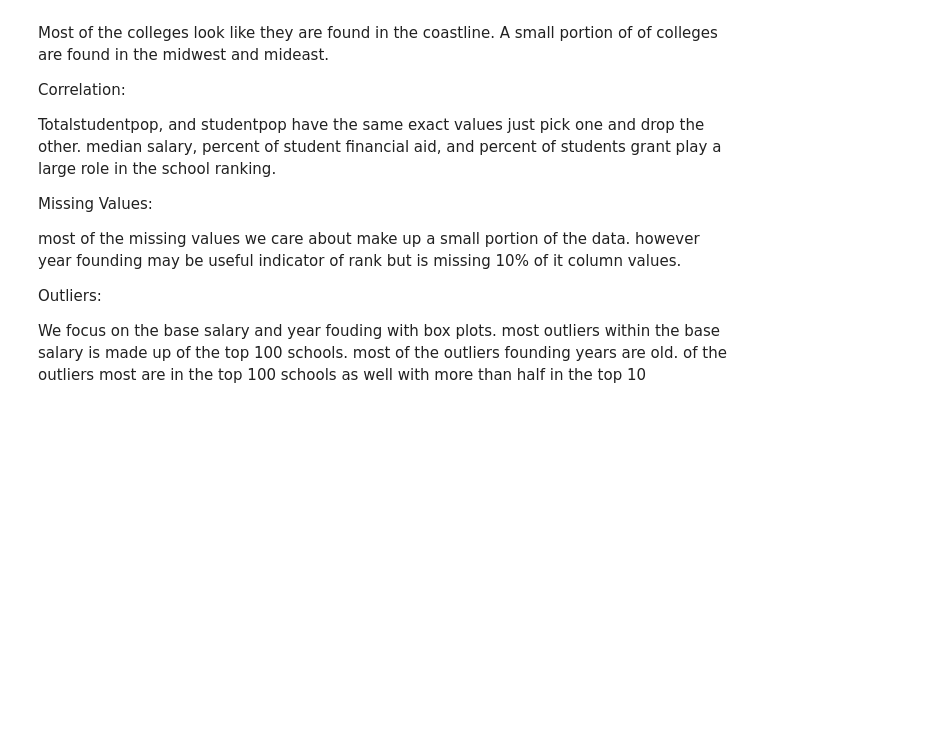
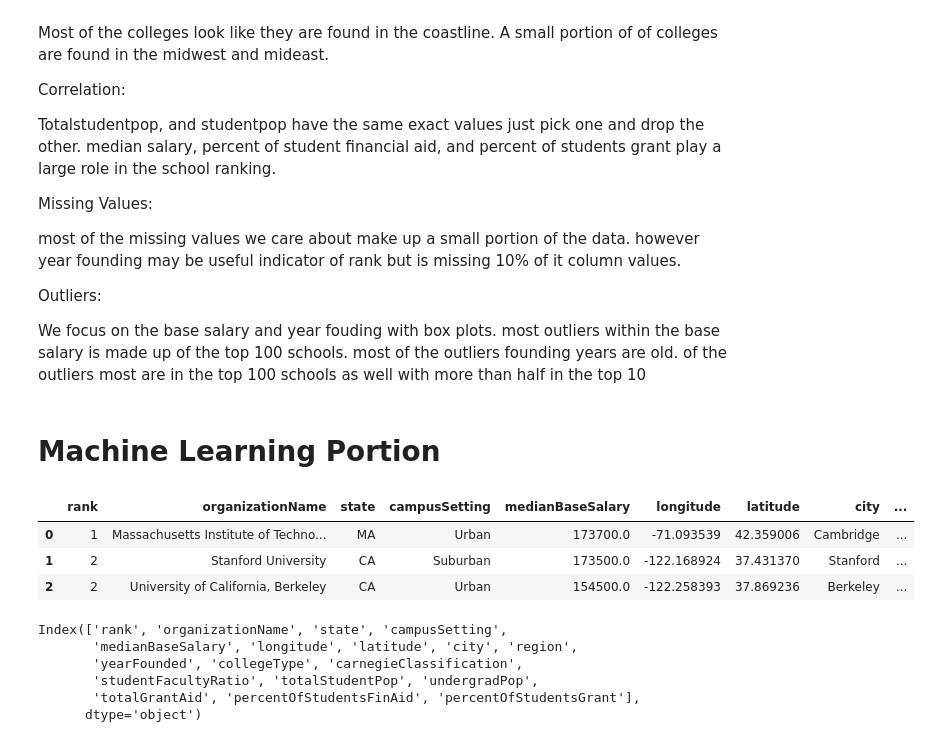
Before and after one commit to tcarr032/ML-dataset-projects, a Jupyter notebook: top college dataset/college.ipynb, the cells around one changed output. Saved outputs shown, nothing was run; the diff lists cells and outputs as text; code cells hidden in the pictures; blank space fills up the shorter version.

```diff
--- a/top college dataset/college.ipynb
+++ b/top college dataset/college.ipynb
@@ -282,3 +282,13 @@ most of the missing values we care about make up a small portion of the data. ho
 Outliers:
 
 We focus on the base salary and year fouding with box plots. most outliers within the base salary is made up of the top 100 schools. most of the outliers founding years are old. of the outliers most are in the top 100 schools as well with more than half in the top 10
+# %% [markdown]
+# Machine Learning Portion #
+# %%
+rank_data = data.drop(['stateCode', 'country', 'phoneNumber', 'website', 'state.1', 'studentPopulation', 'description'], axis=1)
+rank_data.head(3)
+# %% [output]
+|  | rank | organizationName | state | campusSetting | medianBaseSalary | longitude | latitude | city | ... |
+| 0 | 1 | Massachusetts Institute of Techno... | MA | Urban | 173700.0 | -71.093539 | 42.359006 | Cambridge | ... |
+| 1 | 2 | Stanford University | CA | Suburban | 173500.0 | -122.168924 | 37.431370 | Stanford | ... |
+| 2 | 2 | University of California, Berkeley | CA | Urban | 154500.0 | -122.258393 | 37.869236 | Berkeley | ... |
@@ -284,0 +301,9 @@ We focus on the base salary and year fouding with box plots. most outliers withi
+# %%
+rank_data.columns
+# %% [output]
+Index(['rank', 'organizationName', 'state', 'campusSetting',
+       'medianBaseSalary', 'longitude', 'latitude', 'city', 'region',
+       'yearFounded', 'collegeType', 'carnegieClassification',
+       'studentFacultyRatio', 'totalStudentPop', 'undergradPop',
+       'totalGrantAid', 'percentOfStudentsFinAid', 'percentOfStudentsGrant'],
+      dtype='object')
```
Also changed, not shown: parts of 3 cells of this notebook, 2 other files.
